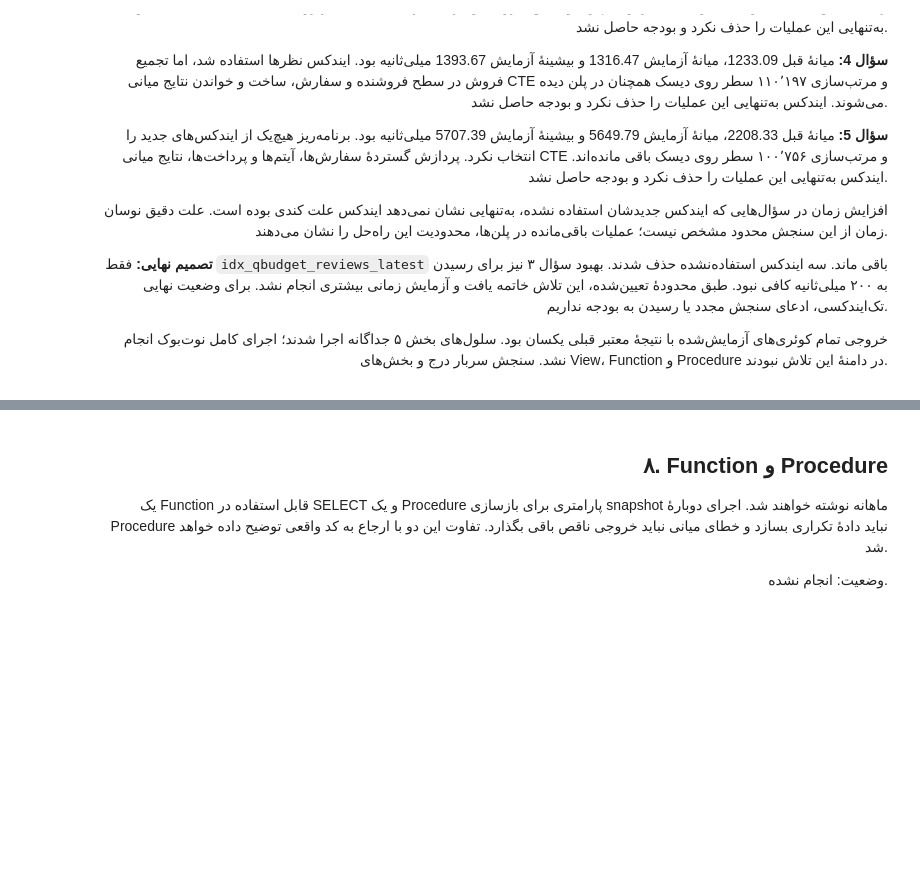
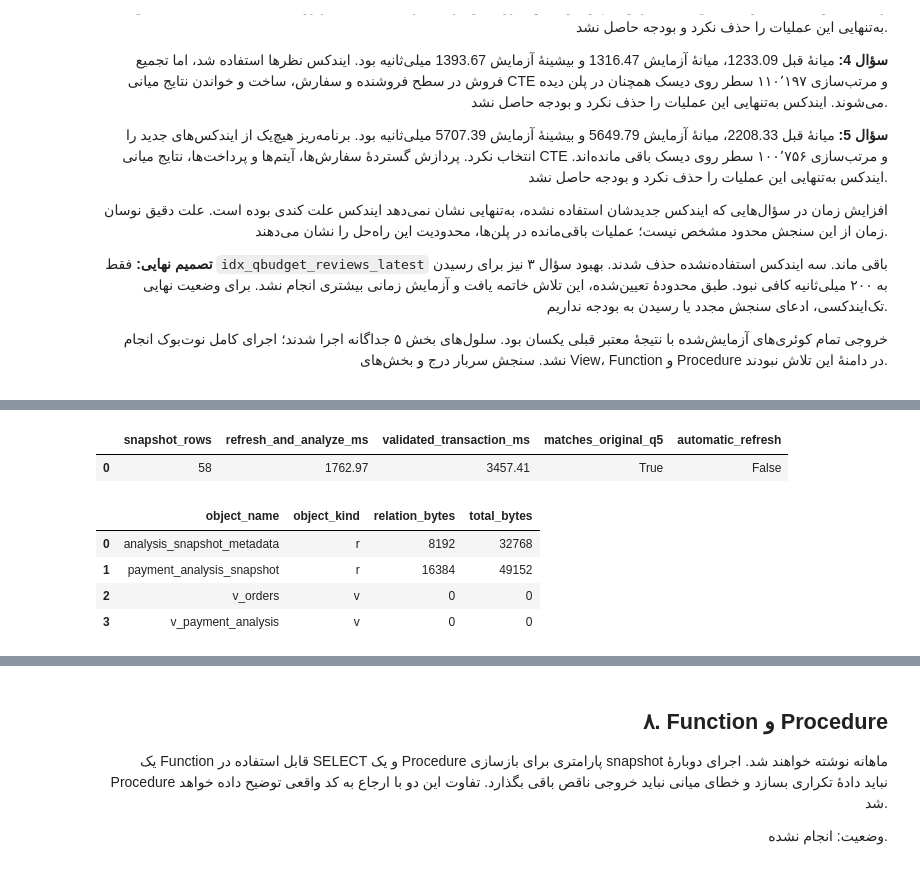
Before and after one commit to Ehsan-soveyzi/data_factory, a Jupyter notebook: stages/stage_02/solution.ipynb, the cells around one changed output, grey strips where cells are left out. Cells and saved outputs as stored; diff of their text form; code cells hidden in the pictures; blank space fills up the shorter version.

```diff
--- a/stages/stage_02/solution.ipynb
+++ b/stages/stage_02/solution.ipynb
@@ -2346,0 +2368,22 @@ Three unused candidates were removed; only the latest-review index remains. No f
+# %%
+import json
+import pandas as pd
+from data_factory.database.views import prepare_payment_snapshot, compare_payment_view_snapshot
+view_build = prepare_payment_snapshot(engine, PROJECT_ROOT)
+display(pd.DataFrame([{
+    "snapshot_rows": view_build["metadata"]["row_count"],
+    "refresh_and_analyze_ms": view_build["refresh_and_analyze_ms"],
+    "validated_transaction_ms": view_build["validated_refresh_transaction_ms"],
+    "matches_original_q5": view_build["all_rows_match_original_q5"],
+    "automatic_refresh": view_build["automatic_refresh"],
+}]).round(2))
+display(pd.DataFrame(view_build["storage"]))
+display(pd.DataFrame([view_build["metadata"]]))
+# %% [output]
+|  | snapshot_rows | refresh_and_analyze_ms | validated_transaction_ms | matches_original_q5 | automatic_refresh |
+| 0 | 58 | 1762.97 | 3457.41 | True | False |
+|  | object_name | object_kind | relation_bytes | total_bytes |
+| 0 | analysis_snapshot_metadata | r | 8192 | 32768 |
+| 1 | payment_analysis_snapshot | r | 16384 | 49152 |
+| 2 | v_orders | v | 0 | 0 |
+| 3 | v_payment_analysis | v | 0 | 0 |
```
Also changed, not shown: parts of 13 cells of this notebook, 22 other files.
